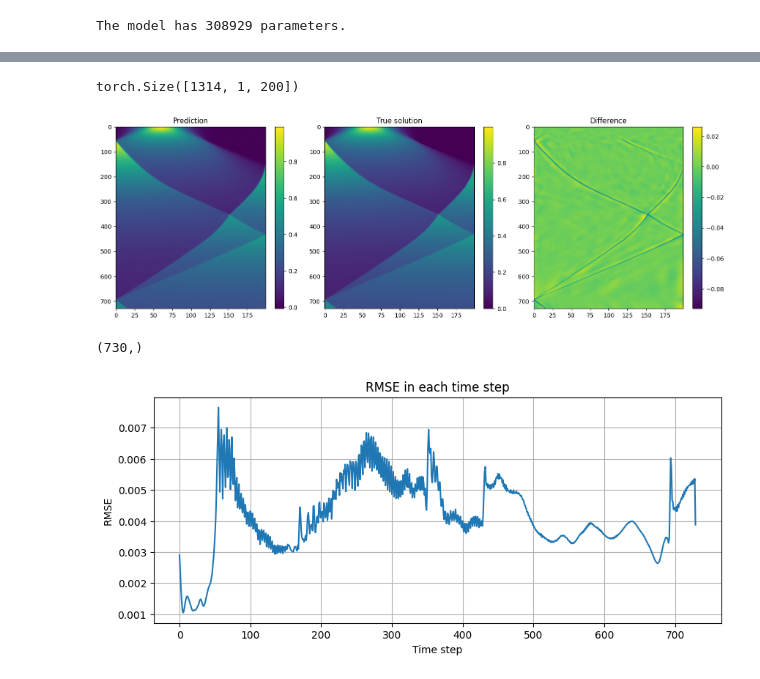
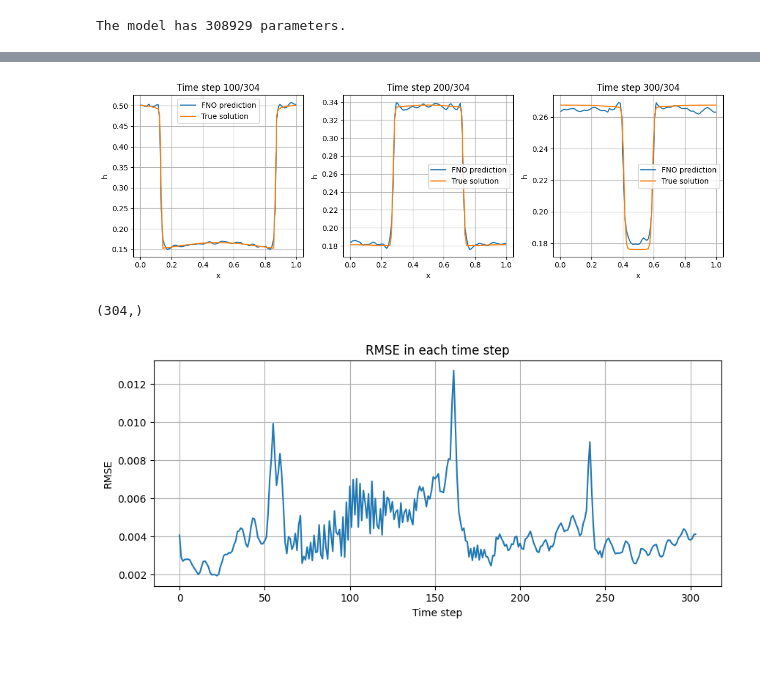
Before and after one commit to MelissaJessen/Shallow-Water-Equations, a Jupyter notebook: FNO-SWE.ipynb, the cells around one changed output, grey strips where cells are left out. Cells and saved outputs as stored; diff of their text form; code cells hidden in the pictures; blank space fills up the shorter version.

```diff
--- a/FNO-SWE.ipynb
+++ b/FNO-SWE.ipynb
@@ -311,32 +270,43 @@ u.shape
-# %%
-# Concatenate train_x and predictions along the first dimension (time steps)
-combined = torch.cat((train_y, torch.tensor(predictions)), dim=0)
-print(combined.shape)
-
-
-# Plot for the full domain (all time steps)
-fig, ax = plt.subplots(1, 3, figsize=(15, 5))
-
-# Prediction plot
-im1 = ax[0].imshow(predictions[:,0,:], aspect='auto')
-ax[0].set_title("Prediction")
-plt.colorbar(im1, ax=ax[0])
-
-# True solution plot
-im2 = ax[1].imshow(u[:,0,:], aspect='auto')
-ax[1].set_title("True solution")
-plt.colorbar(im2, ax=ax[1])
-
-# Difference plot
-im3 = ax[2].imshow((predictions[:,0,:] - u[:,0,:]) , aspect='auto')
-ax[2].set_title("Difference")
-plt.colorbar(im3, ax=ax[2])
-
-plt.tight_layout()
-plt.show()
-# %% [output]
-torch.Size([1314, 1, 200])
-[figure, removed]
+# %%
+# Plot for some time steps
+indices = [100, 200, 300]
+
+plt.figure(figsize=(12, 4))
+plt.subplot(1, 3, 1)
+plt.plot(mesh, predictions[indices[0], 0, :], label='FNO prediction')
+plt.plot(mesh, u[indices[0], 0, :], label='True solution')
+plt.xlabel('x')
+plt.ylabel('h')
+plt.legend()
+plt.grid()
+plt.title(f"Time step {indices[0]}/{n}")
+
+plt.subplot(1, 3, 2)
+plt.plot(mesh, predictions[indices[1], 0, :], label='FNO prediction')
+plt.plot(mesh, u[indices[1], 0, :], label='True solution')
+plt.xlabel('x')
+plt.ylabel('h')
+plt.legend()
+plt.grid()
+plt.title(f"Time step {indices[1]}/{n}")
+
+plt.subplot(1, 3, 3)
+plt.plot(mesh, predictions[indices[2], 0, :], label='FNO prediction')
+plt.plot(mesh, u[indices[2], 0, :], label='True solution')
+plt.xlabel('x')
+plt.ylabel('h')
+plt.legend()
+plt.grid()
+plt.title(f"Time step {indices[2]}/{n}")
+
+plt.tight_layout()
+
+if save:
+    plt.savefig(f'plots/pred_swe_epochs{n_epochs}_channels{model.lifting_channels}_lr_{learn_rate}_timesteps.pdf', format='pdf')
+
+plt.show()
+# %% [output]
+[figure, added]
 # %%
 # Plot the RMSE in each time step
 rmse = np.sqrt(np.mean((predictions - u) ** 2, axis=(1, 2)))
@@ -348,7 +318,11 @@ plt.xlabel('Time step')
 plt.ylabel('RMSE')
 plt.title('RMSE in each time step')
 plt.grid()
+
+if save:
+    plt.savefig(f'plots/rmse_swe_epochs{n_epochs}_channels{model.lifting_channels}_lr_{learn_rate}.pdf', format='pdf')
+
 plt.show()
 # %% [output]
-(730,)
+(304,)
-[figure, old version]
+[figure, new version]
```
Also changed, not shown: parts of 27 cells of this notebook, 22 other files.
